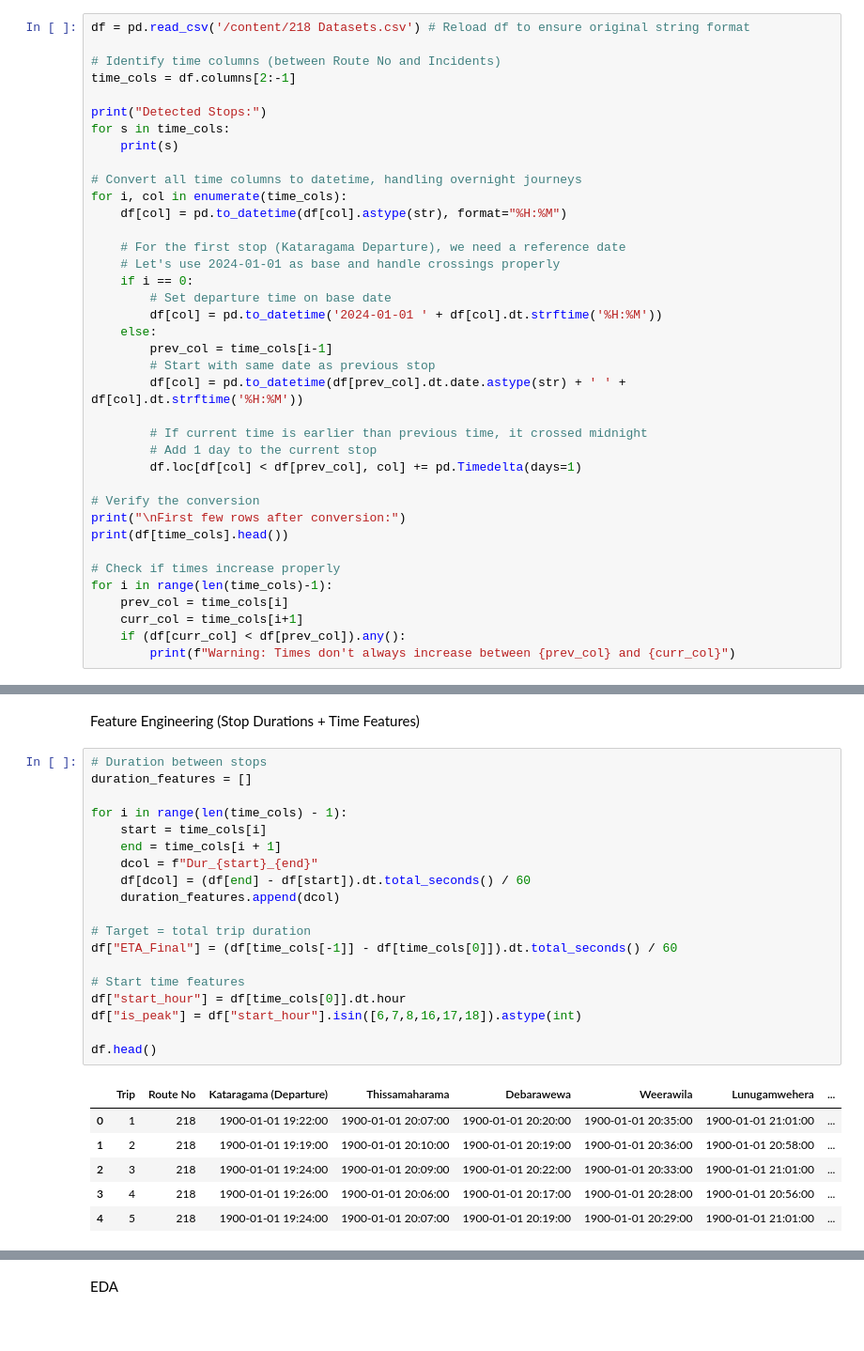
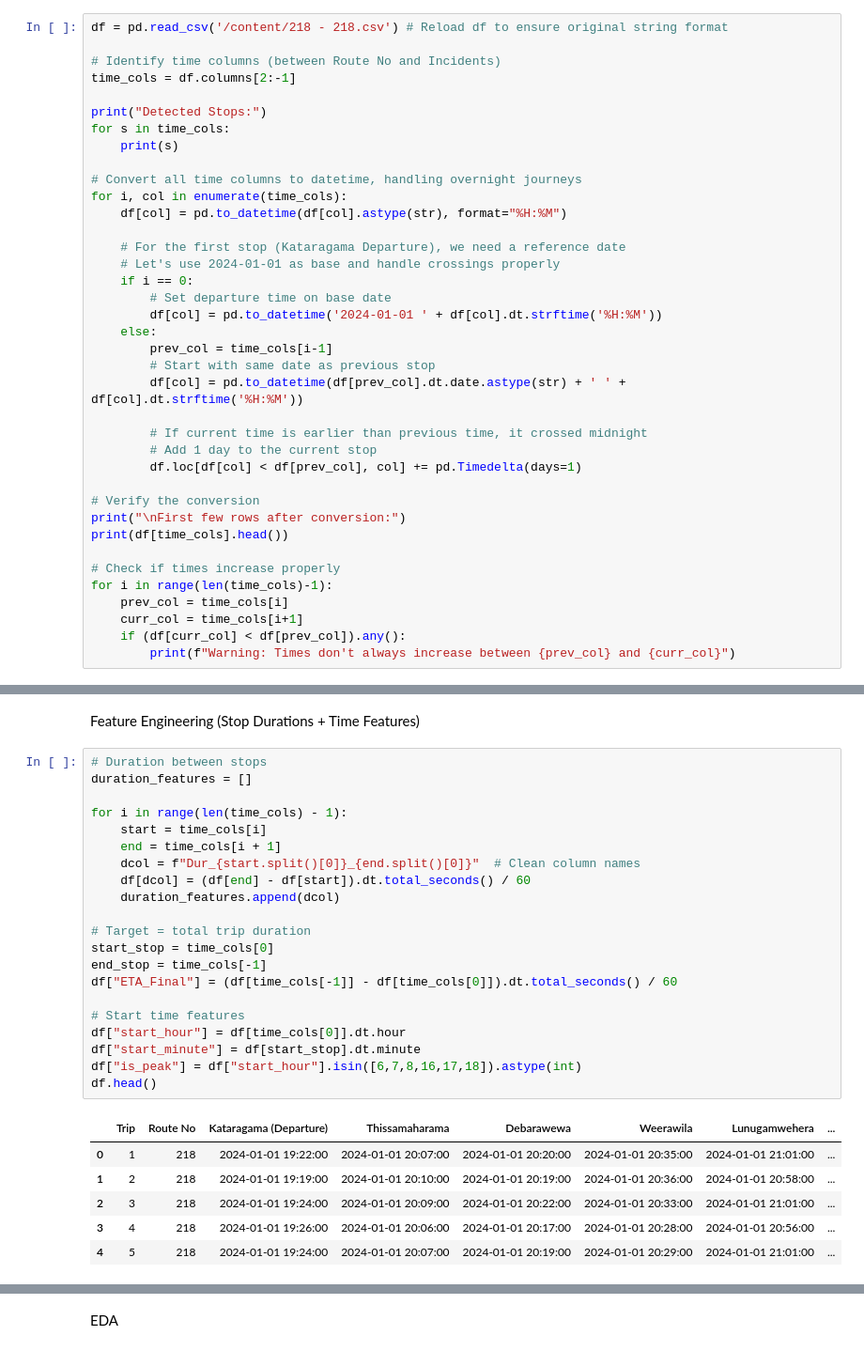
Before and after one commit to gowrisankar393/vaylen-transitlk, a Jupyter notebook: ETA_Prediction_Model.ipynb, the cells around one changed output, grey strips where cells are left out. Shown at 94% size. Drawn from its saved outputs; the diff is of its cells as text.

```diff
--- a/ETA_Prediction_Model.ipynb
+++ b/ETA_Prediction_Model.ipynb
@@ -34,5 +36,5 @@ Preprocessing (Convert Times)
 # %%
-df = pd.read_csv('/content/218 Datasets.csv') # Reload df to ensure original string format
+df = pd.read_csv('/content/218 - 218.csv') # Reload df to ensure original string format
 
 # Identify time columns (between Route No and Incidents)
 time_cols = df.columns[2:-1]
@@ -92,26 +94,28 @@ Feature Engineering (Stop Durations + Time Features)
 # %%
 # Duration between stops
 duration_features = []
 
 for i in range(len(time_cols) - 1):
     start = time_cols[i]
     end = time_cols[i + 1]
-    dcol = f"Dur_{start}_{end}"
+    dcol = f"Dur_{start.split()[0]}_{end.split()[0]}"  # Clean column names
     df[dcol] = (df[end] - df[start]).dt.total_seconds() / 60
     duration_features.append(dcol)
 
 # Target = total trip duration
+start_stop = time_cols[0]
+end_stop = time_cols[-1]
 df["ETA_Final"] = (df[time_cols[-1]] - df[time_cols[0]]).dt.total_seconds() / 60
 
 # Start time features
 df["start_hour"] = df[time_cols[0]].dt.hour
+df["start_minute"] = df[start_stop].dt.minute
 df["is_peak"] = df["start_hour"].isin([6,7,8,16,17,18]).astype(int)
-
 df.head()
 # %% [output]
 |  | Trip | Route No | Kataragama (Departure) | Thissamaharama | Debarawewa | Weerawila | Lunugamwehera | ... |
-| 0 | 1 | 218 | 1900-01-01 19:22:00 | 1900-01-01 20:07:00 | 1900-01-01 20:20:00 | 1900-01-01 20:35:00 | 1900-01-01 21:01:00 | ... |
-| 1 | 2 | 218 | 1900-01-01 19:19:00 | 1900-01-01 20:10:00 | 1900-01-01 20:19:00 | 1900-01-01 20:36:00 | 1900-01-01 20:58:00 | ... |
-| 2 | 3 | 218 | 1900-01-01 19:24:00 | 1900-01-01 20:09:00 | 1900-01-01 20:22:00 | 1900-01-01 20:33:00 | 1900-01-01 21:01:00 | ... |
-| 3 | 4 | 218 | 1900-01-01 19:26:00 | 1900-01-01 20:06:00 | 1900-01-01 20:17:00 | 1900-01-01 20:28:00 | 1900-01-01 20:56:00 | ... |
-| 4 | 5 | 218 | 1900-01-01 19:24:00 | 1900-01-01 20:07:00 | 1900-01-01 20:19:00 | 1900-01-01 20:29:00 | 1900-01-01 21:01:00 | ... |
+| 0 | 1 | 218 | 2024-01-01 19:22:00 | 2024-01-01 20:07:00 | 2024-01-01 20:20:00 | 2024-01-01 20:35:00 | 2024-01-01 21:01:00 | ... |
+| 1 | 2 | 218 | 2024-01-01 19:19:00 | 2024-01-01 20:10:00 | 2024-01-01 20:19:00 | 2024-01-01 20:36:00 | 2024-01-01 20:58:00 | ... |
+| 2 | 3 | 218 | 2024-01-01 19:24:00 | 2024-01-01 20:09:00 | 2024-01-01 20:22:00 | 2024-01-01 20:33:00 | 2024-01-01 21:01:00 | ... |
+| 3 | 4 | 218 | 2024-01-01 19:26:00 | 2024-01-01 20:06:00 | 2024-01-01 20:17:00 | 2024-01-01 20:28:00 | 2024-01-01 20:56:00 | ... |
+| 4 | 5 | 218 | 2024-01-01 19:24:00 | 2024-01-01 20:07:00 | 2024-01-01 20:19:00 | 2024-01-01 20:29:00 | 2024-01-01 21:01:00 | ... |
```
Also changed, not shown: parts of 10 cells of this notebook.
